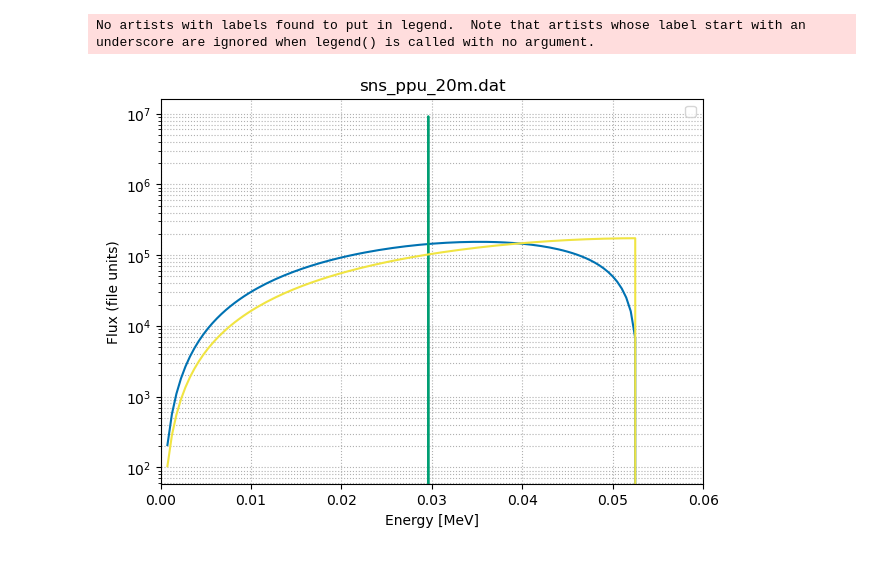
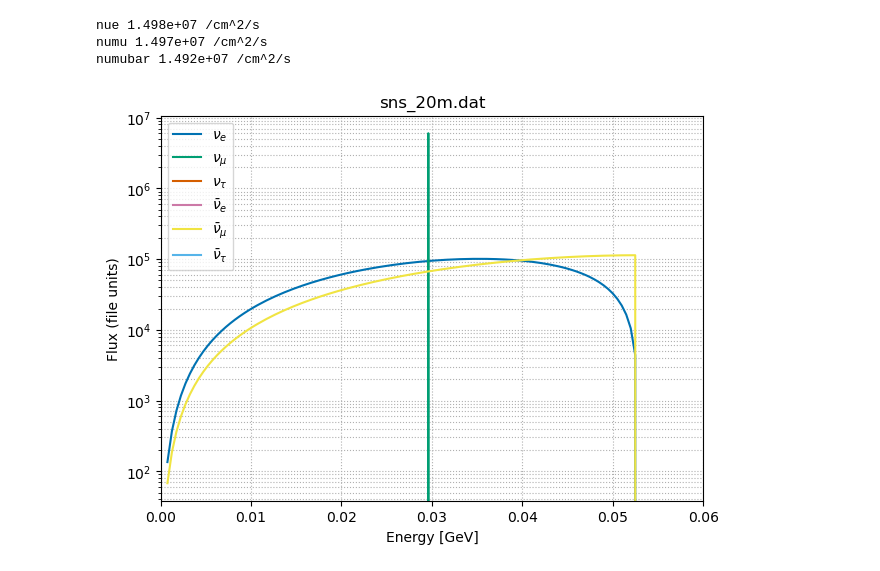
Before and after one commit to hbjamin/snowglobes, a Jupyter notebook: plots/plot_flux.ipynb, the cells around one changed output. Saved outputs shown, nothing was run; the diff lists cells and outputs as text; code cells hidden in the pictures.

```diff
--- a/plots/plot_flux.ipynb
+++ b/plots/plot_flux.ipynb
@@ -28,9 +28,25 @@ def plot_flux(path: Path, labels=None, logy=True, title=None):
 
     fig, ax = plt.subplots(figsize=(7, 5))
 
-    ax.plot(E, Y)
+    for i in range(Y.shape[1]):
+        ax.plot(E, Y[:, i], label=labels[i] if i < len(labels) else None)
 
-    ax.set_xlabel("Energy [MeV]")
+
+    Sumnue = Y[:, 0].sum()                 # == stpi_flux sumnue
+    Sumnumu = Y[:, 1].sum()                 # == stpi_flux sumnue
+    Sumnumubar = Y[:, 4].sum()                 # == stpi_flux sumnue
+    step_MeV = (np.diff(E)[0] * 1e3)      # convert GeV grid spacing to MeV
+
+    nueflux = Sumnue * (step_MeV / 0.2)  # == stpi_flux flux_per_s_percm2_at_20m
+    numuflux = Sumnumu * (step_MeV / 0.2)  # == stpi_flux flux_per_s_percm2_at_20m
+    numubarflux = Sumnumubar * (step_MeV / 0.2)  # == stpi_flux flux_per_s_percm2_at_20m
+
+    print(f'nue {nueflux:.3e} /cm^2/s')
+    print(f'numu {numuflux:.3e} /cm^2/s')
+    print(f'numubar {numubarflux:.3e} /cm^2/s')
+
+
+    ax.set_xlabel("Energy [GeV]")
     ax.set_ylabel("Flux (file units)")
     if logy:
         ax.set_yscale("log")
@@ -42,12 +58,11 @@ def plot_flux(path: Path, labels=None, logy=True, title=None):
 
     return fig, ax
 # %%
-# flux_file = FLUX_DIR / "solar_bs05op_mixed.dat"
-# flux_file = FLUX_DIR / "gvkm.dat"
 flux_file = FLUX_DIR / "sns_ppu_20m.dat"
-# flux_file = FLUX_DIR / "livermore.dat"
-
+flux_file = FLUX_DIR / "sns_20m.dat"
 fig, ax = plot_flux(flux_file, logy=-True)
 # %% [output]
-No artists with labels found to put in legend.  Note that artists whose label start with an underscore are ignored when legend() is called with no argument.
+nue 1.498e+07 /cm^2/s
+numu 1.497e+07 /cm^2/s
+numubar 1.492e+07 /cm^2/s
-[figure, old version]
+[figure, new version]
```
Also changed, not shown: 54 other files.
